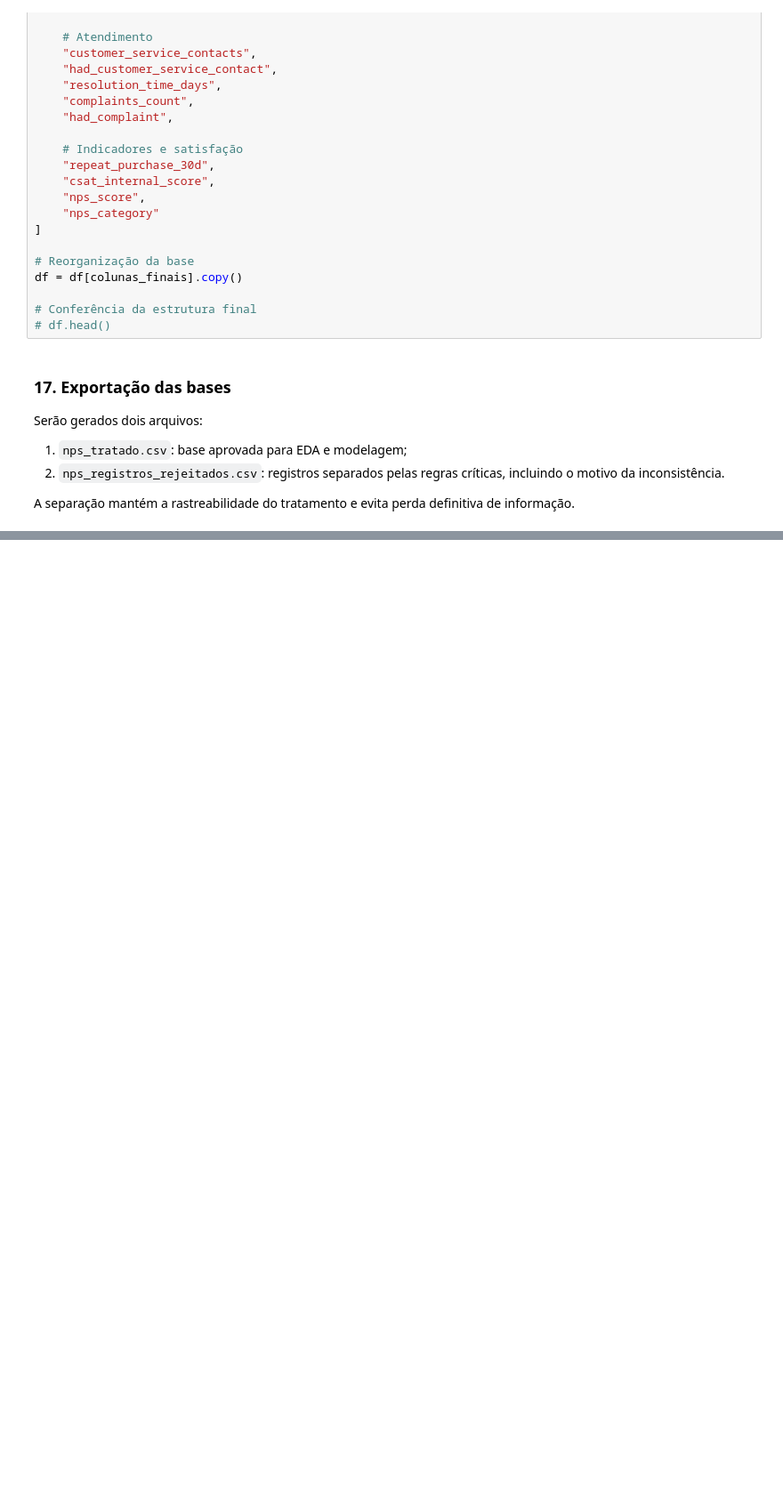
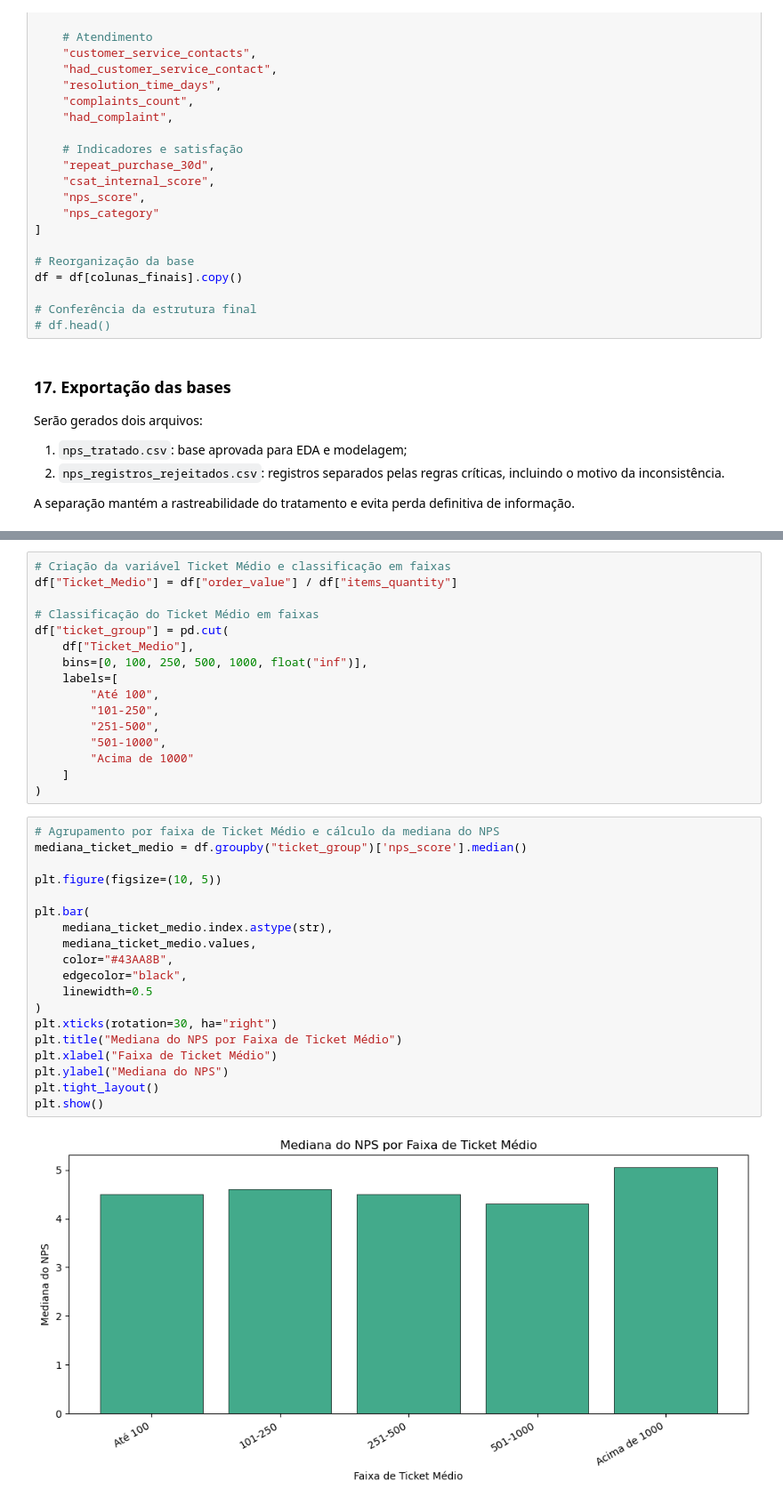
Before and after one commit to Fabio-Costa986/Business-understanding-and-data-analysis, a Jupyter notebook: notebook/EDA.ipynb, the cells around one changed output, grey strips where cells are left out. Shown at 89% size. Cells and saved outputs as stored; diff of their text form; blank space fills up the shorter version.

```diff
--- a/notebook/EDA.ipynb
+++ b/notebook/EDA.ipynb
@@ -1422,0 +1441,37 @@ df_validacao.head()
+# %%
+# Criação da variável Ticket Médio e classificação em faixas
+df["Ticket_Medio"] = df["order_value"] / df["items_quantity"]
+
+# Classificação do Ticket Médio em faixas
+df["ticket_group"] = pd.cut(
+    df["Ticket_Medio"],
+    bins=[0, 100, 250, 500, 1000, float("inf")],
+    labels=[
+        "Até 100",
+        "101-250",
+        "251-500",
+        "501-1000",
+        "Acima de 1000"
+    ]
+)
+# %%
+# Agrupamento por faixa de Ticket Médio e cálculo da mediana do NPS
+mediana_ticket_medio = df.groupby("ticket_group")['nps_score'].median()
+
+plt.figure(figsize=(10, 5))
+
+plt.bar(
+    mediana_ticket_medio.index.astype(str),
+    mediana_ticket_medio.values,
+    color="#43AA8B",
+    edgecolor="black",
+    linewidth=0.5
+)
+plt.xticks(rotation=30, ha="right")
+plt.title("Mediana do NPS por Faixa de Ticket Médio")
+plt.xlabel("Faixa de Ticket Médio")
+plt.ylabel("Mediana do NPS")
+plt.tight_layout()
+plt.show()
+# %% [output]
+[figure, added]
```
Also changed, not shown: parts of 8 cells of this notebook.
